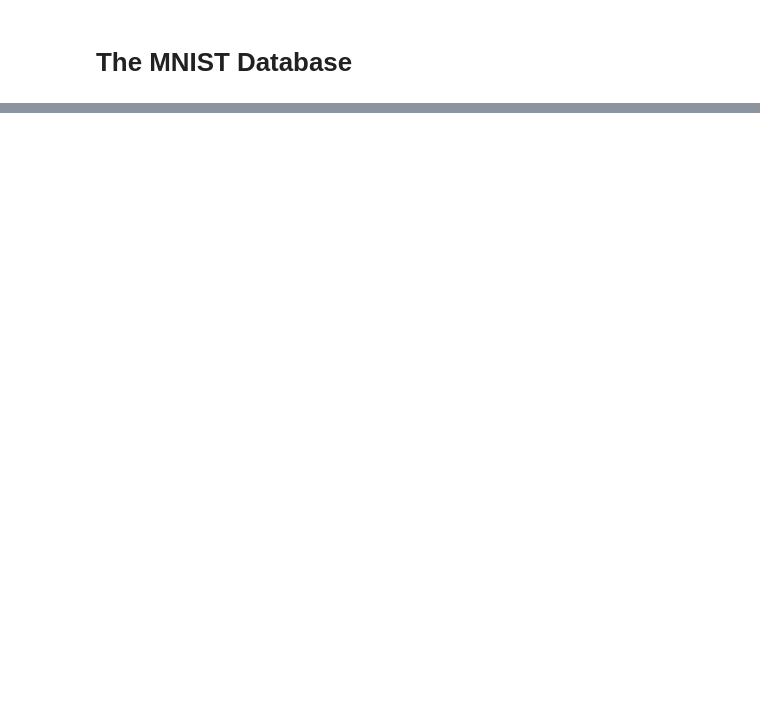
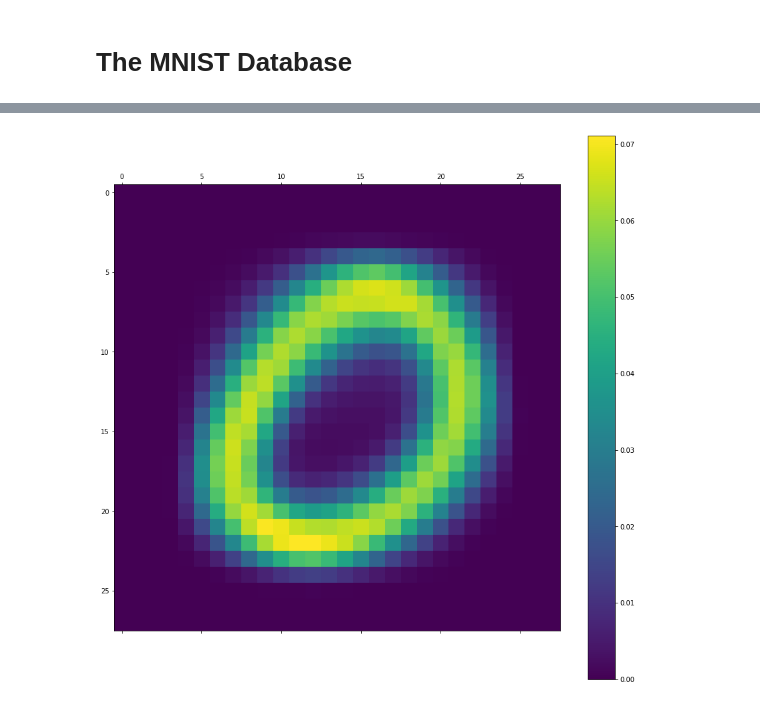
Before and after one commit to matteoneri/inference-and-learning-class, a Jupyter notebook: clustering/K-means.ipynb, the cells around one changed output, grey strips where cells are left out. Saved outputs shown, nothing was run; the diff lists cells and outputs as text; code cells hidden in the pictures; blank space fills up the shorter version.

```diff
--- a/clustering/K-means.ipynb
+++ b/clustering/K-means.ipynb
@@ -253,0 +225,9 @@ len(resp_dict[1])
+# %%
+fig = plt.figure(figsize=(15,15))
+ax  = plt.subplot(111)
+qwe = np.copy(means[0])
+cax = ax.matshow(qwe.reshape(28,28))
+fig.colorbar(cax)
+plt.show()
+# %% [output]
+[figure, added]
```
Also changed, not shown: parts of 37 cells of this notebook, 1 other file.
